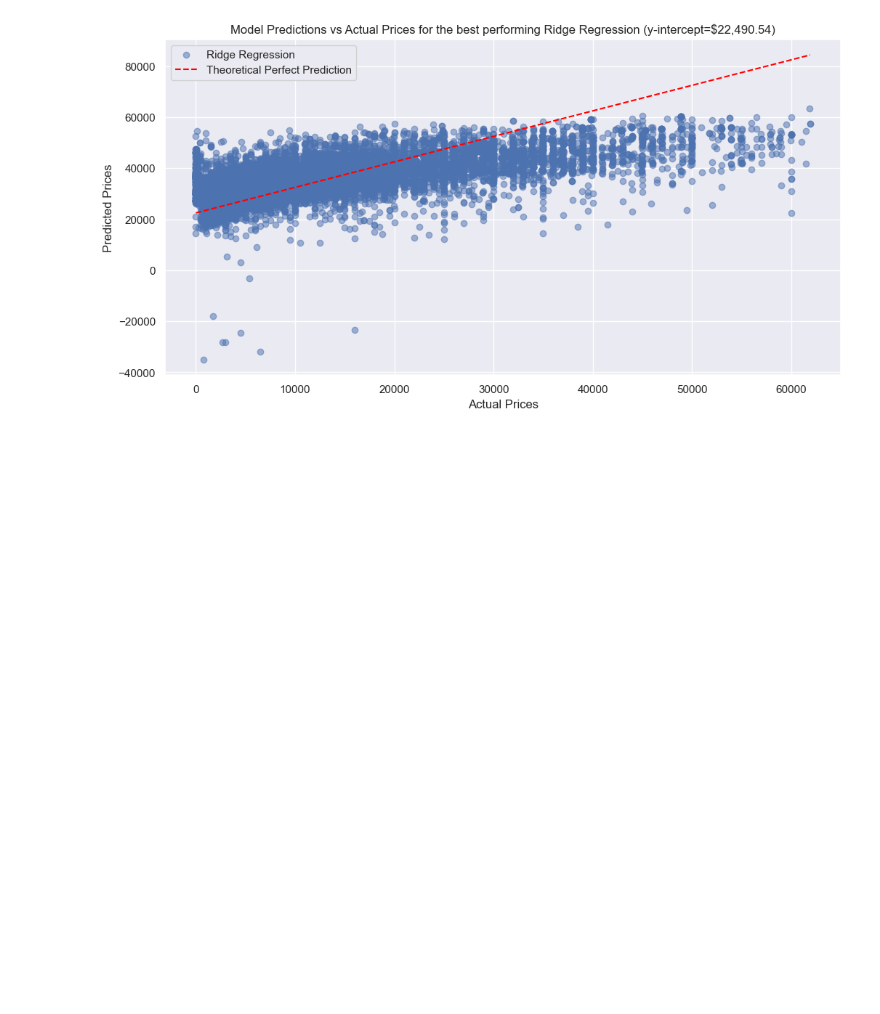
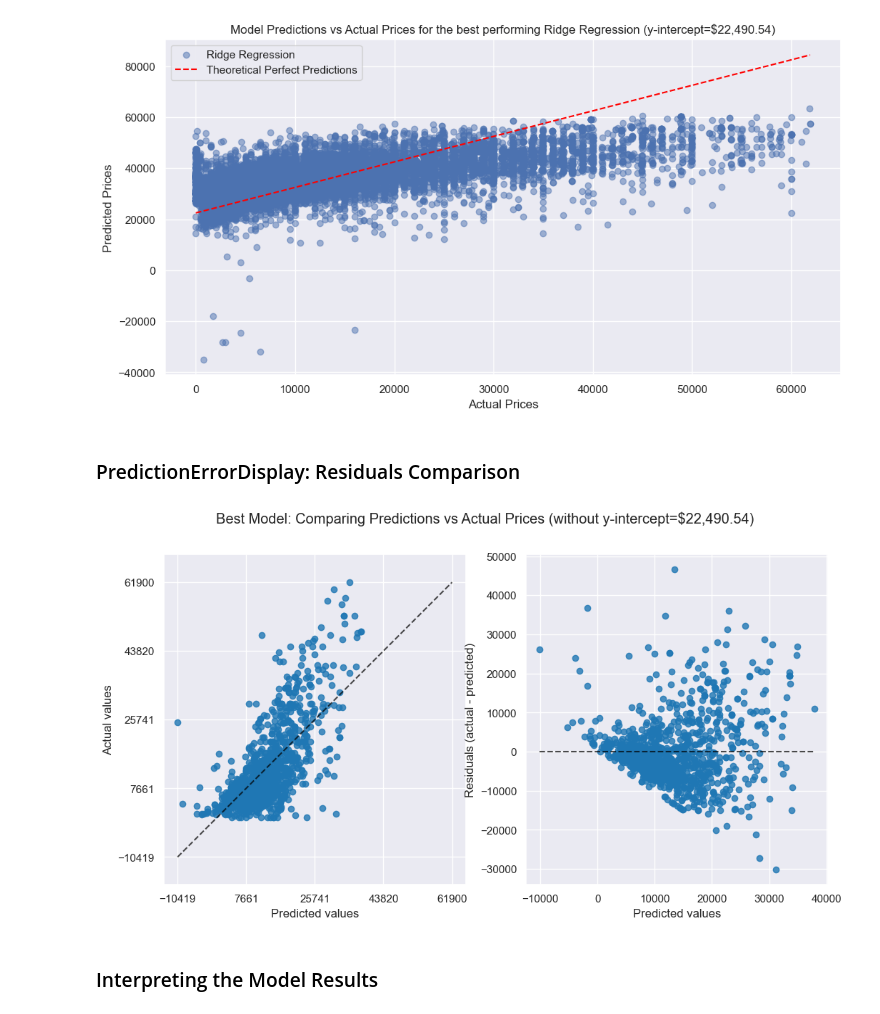
Before and after one commit to fazeelgm/UCB_ML_AI_PracticalApp_II, a Jupyter notebook: DataModels.ipynb, the cells around one changed output. Drawn from its saved outputs; the diff is of its cells as text; code cells hidden in the pictures; blank space fills up the shorter version.

Commit message:
Added model assessment and feature importance

```diff
--- a/DataModels.ipynb
+++ b/DataModels.ipynb
@@ -387,8 +402,8 @@ Visualizing the results for the Ridge Model:
 # %%
 # Plot predictions
-bestest = best_models['Ridge']
-y_preds = bestest.predict(X_test_scaled)
-y_intercept = bestest.intercept_
+best_model = best_models['Ridge']
+y_preds = best_model.predict(X_test_scaled)
+y_intercept = best_model.intercept_
 
 # Adjust for the y-intercept
 y_preds = np.add(y_preds, y_intercept)
@@ -397,7 +412,7 @@ perfect_pt_2 = [min(y_test), max(y_test)] + y_intercept
 
 plt.figure(figsize=(12, 6))
 plt.scatter(x=y_test, y=y_preds, label='Ridge Regression', alpha=0.5)
-plt.plot(perfect_pt_1, perfect_pt_2, color='red', linestyle='--', label='Theoretical Perfect Prediction')
+plt.plot(perfect_pt_1, perfect_pt_2, color='red', linestyle='--', label='Theoretical Perfect Predictions')
 plt.xlabel('Actual Prices')
 plt.ylabel('Predicted Prices')
 plt.title(f'Model Predictions vs Actual Prices for the best performing Ridge Regression (y-intercept=${y_intercept:,.2f})')
@@ -408,0 +444,16 @@ plt.show()
+# %% [markdown]
+### PredictionErrorDisplay: Residuals Comparison
+# %%
+from sklearn.metrics import PredictionErrorDisplay
+
+fig, axes = plt.subplots(1, 2, figsize=(12, 6))
+PredictionErrorDisplay.from_estimator(best_model, X_test_scaled, y_test, ax=axes[0], kind="actual_vs_predicted")
+PredictionErrorDisplay.from_estimator(best_model, X_test_scaled, y_test, ax=axes[1], kind="residual_vs_predicted")
+
+plt.suptitle(f'Best Model: Comparing Predictions vs Actual Prices (without y-intercept=${y_intercept:,.2f})')
+plt.savefig('images/optimized-PredictionErrorDisplay.png')
+plt.show()
+# %% [output]
+[figure, added]
+# %% [markdown]
+### Interpreting the Model Results
```
Also changed, not shown: parts of 20 cells of this notebook, 2 other files.
